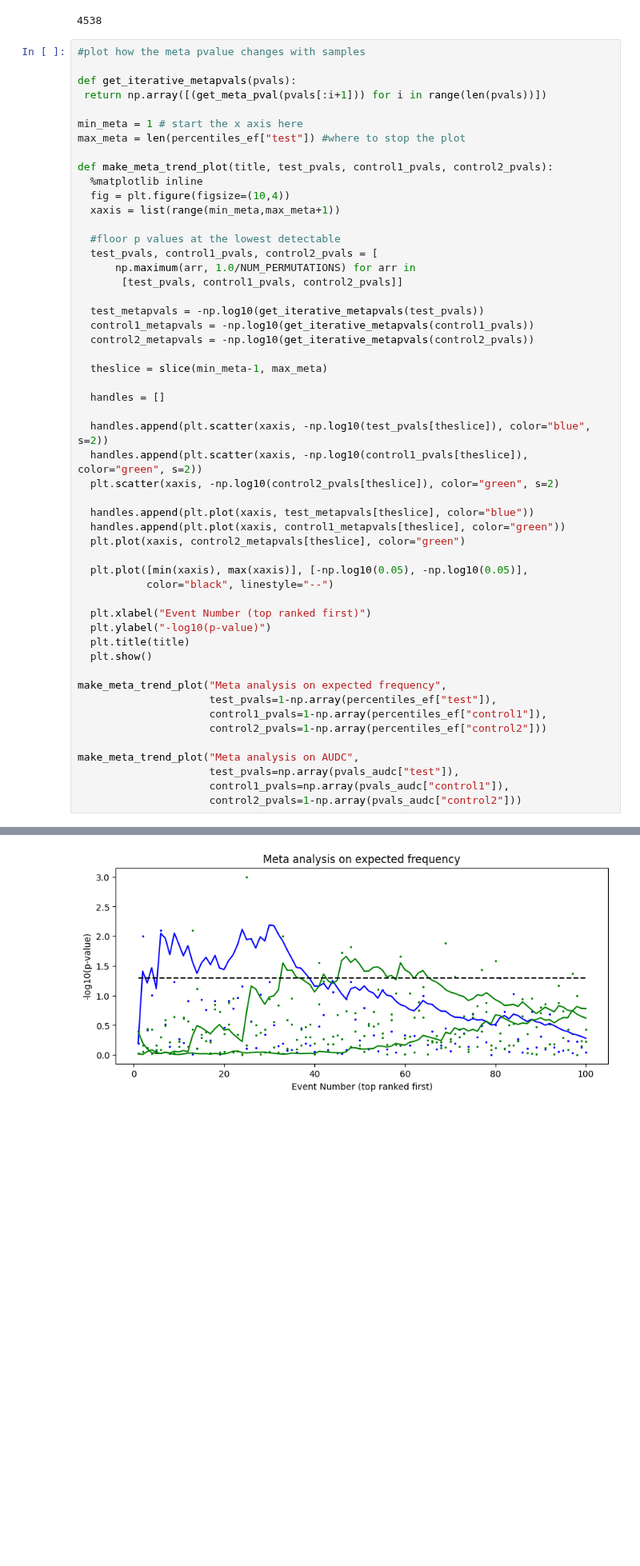
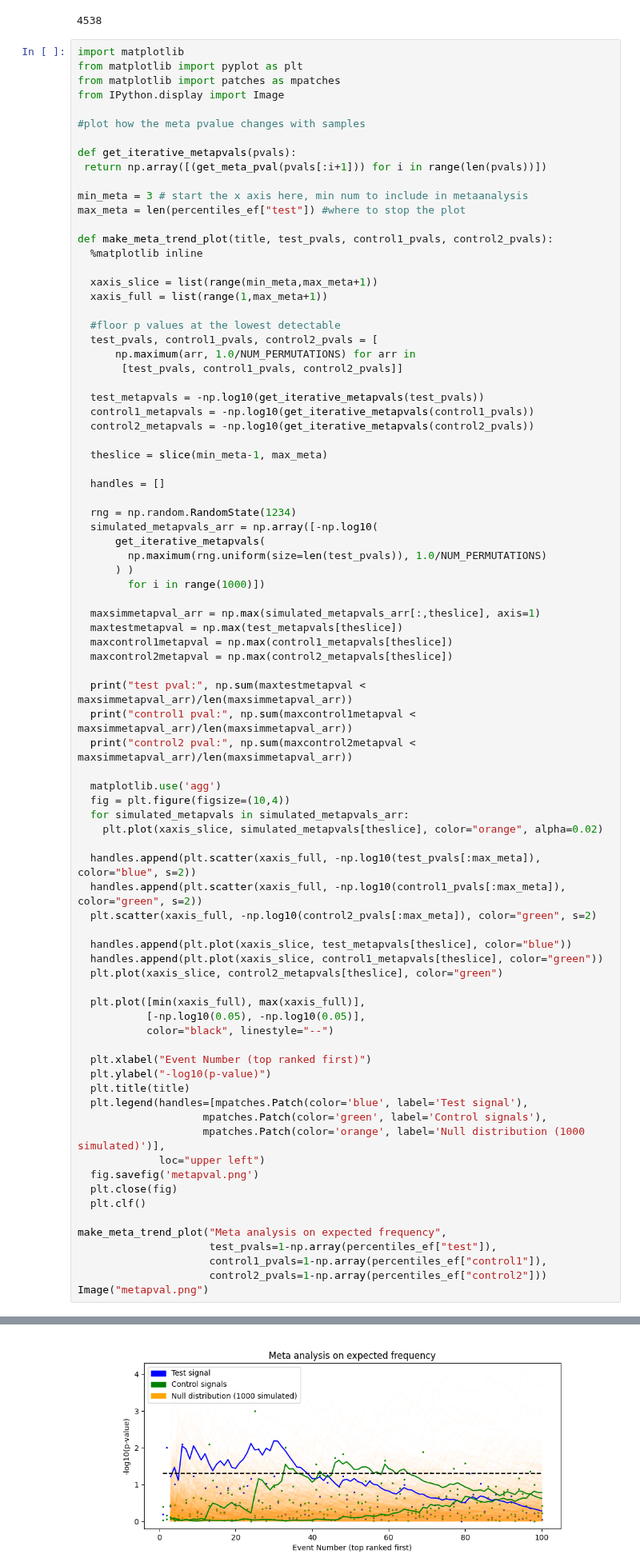
Before and after one commit to AvantiShri/gcp_analysis, a Jupyter notebook: BulkAnalyze_powerspectrum.ipynb, the cells around one changed output, grey strips where cells are left out. Shown at 80% size. Cells and saved outputs as stored; diff of their text form; blank space fills up the shorter version.

Commit message:
p value on meta-analysis plots

```diff
--- a/BulkAnalyze_powerspectrum.ipynb
+++ b/BulkAnalyze_powerspectrum.ipynb
@@ -175,18 +175,24 @@ open(prefix+"pvalsaudc.json","w").write(json.dumps(pvals_audc, indent=4))
 # %% [output]
 4538
 # %%
+import matplotlib
+from matplotlib import pyplot as plt
+from matplotlib import patches as mpatches
+from IPython.display import Image
+
 #plot how the meta pvalue changes with samples
 
 def get_iterative_metapvals(pvals):
  return np.array([(get_meta_pval(pvals[:i+1])) for i in range(len(pvals))])
 
-min_meta = 1 # start the x axis here
+min_meta = 3 # start the x axis here, min num to include in metaanalysis
 max_meta = len(percentiles_ef["test"]) #where to stop the plot
 
 def make_meta_trend_plot(title, test_pvals, control1_pvals, control2_pvals):
   %matplotlib inline
-  fig = plt.figure(figsize=(10,4))
-  xaxis = list(range(min_meta,max_meta+1))
+
+  xaxis_slice = list(range(min_meta,max_meta+1))
+  xaxis_full = list(range(1,max_meta+1))
 
   #floor p values at the lowest detectable
   test_pvals, control1_pvals, control2_pvals = [
@@ -201,29 +207,53 @@ def make_meta_trend_plot(title, test_pvals, control1_pvals, control2_pvals):
 
   handles = []
 
-  handles.append(plt.scatter(xaxis, -np.log10(test_pvals[theslice]), color="blue", s=2))
-  handles.append(plt.scatter(xaxis, -np.log10(control1_pvals[theslice]), color="green", s=2))
-  plt.scatter(xaxis, -np.log10(control2_pvals[theslice]), color="green", s=2)
+  rng = np.random.RandomState(1234)
+  simulated_metapvals_arr = np.array([-np.log10(
+      get_iterative_metapvals(
+        np.maximum(rng.uniform(size=len(test_pvals)), 1.0/NUM_PERMUTATIONS)
+      ) )
+        for i in range(1000)])
 
-  handles.append(plt.plot(xaxis, test_metapvals[theslice], color="blue"))
-  handles.append(plt.plot(xaxis, control1_metapvals[theslice], color="green"))
-  plt.plot(xaxis, control2_metapvals[theslice], color="green")
+  maxsimmetapval_arr = np.max(simulated_metapvals_arr[:,theslice], axis=1)
+  maxtestmetapval = np.max(test_metapvals[theslice])
+  maxcontrol1metapval = np.max(control1_metapvals[theslice])
+  maxcontrol2metapval = np.max(control2_metapvals[theslice])
 
-  plt.plot([min(xaxis), max(xaxis)], [-np.log10(0.05), -np.log10(0.05)],
+  print("test pval:", np.sum(maxtestmetapval < maxsimmetapval_arr)/len(maxsimmetapval_arr))
+  print("control1 pval:", np.sum(maxcontrol1metapval < maxsimmetapval_arr)/len(maxsimmetapval_arr))
+  print("control2 pval:", np.sum(maxcontrol2metapval < maxsimmetapval_arr)/len(maxsimmetapval_arr))
+
+  matplotlib.use('agg')
+  fig = plt.figure(figsize=(10,4))
+  for simulated_metapvals in simulated_metapvals_arr:
+    plt.plot(xaxis_slice, simulated_metapvals[theslice], color="orange", alpha=0.02)
+
+  handles.append(plt.scatter(xaxis_full, -np.log10(test_pvals[:max_meta]), color="blue", s=2))
+  handles.append(plt.scatter(xaxis_full, -np.log10(control1_pvals[:max_meta]), color="green", s=2))
+  plt.scatter(xaxis_full, -np.log10(control2_pvals[:max_meta]), color="green", s=2)
+
+  handles.append(plt.plot(xaxis_slice, test_metapvals[theslice], color="blue"))
+  handles.append(plt.plot(xaxis_slice, control1_metapvals[theslice], color="green"))
+  plt.plot(xaxis_slice, control2_metapvals[theslice], color="green")
+
+  plt.plot([min(xaxis_full), max(xaxis_full)],
+           [-np.log10(0.05), -np.log10(0.05)],
            color="black", linestyle="--")
 
   plt.xlabel("Event Number (top ranked first)")
   plt.ylabel("-log10(p-value)")
   plt.title(title)
-  plt.show()
+  plt.legend(handles=[mpatches.Patch(color='blue', label='Test signal'),
+                    mpatches.Patch(color='green', label='Control signals'),
+                    mpatches.Patch(color='orange', label='Null distribution (1000 simulated)')],
+             loc="upper left")
+  fig.savefig('metapval.png')
+  plt.close(fig)
+  plt.clf()
 
 make_meta_trend_plot("Meta analysis on expected frequency",
                      test_pvals=1-np.array(percentiles_ef["test"]),
                      control1_pvals=1-np.array(percentiles_ef["control1"]),
                      control2_pvals=1-np.array(percentiles_ef["control2"]))
-
-make_meta_trend_plot("Meta analysis on AUDC",
-                     test_pvals=np.array(pvals_audc["test"]),
-                     control1_pvals=np.array(pvals_audc["control1"]),
-                     control2_pvals=1-np.array(pvals_audc["control2"]))
+Image("metapval.png")
 # %% [output]
@@ -230 +263 @@ make_meta_trend_plot("Meta analysis on AUDC",
-[figure, old version]
+[figure, new version]
```
Also changed, not shown: parts of 2 cells of this notebook.
